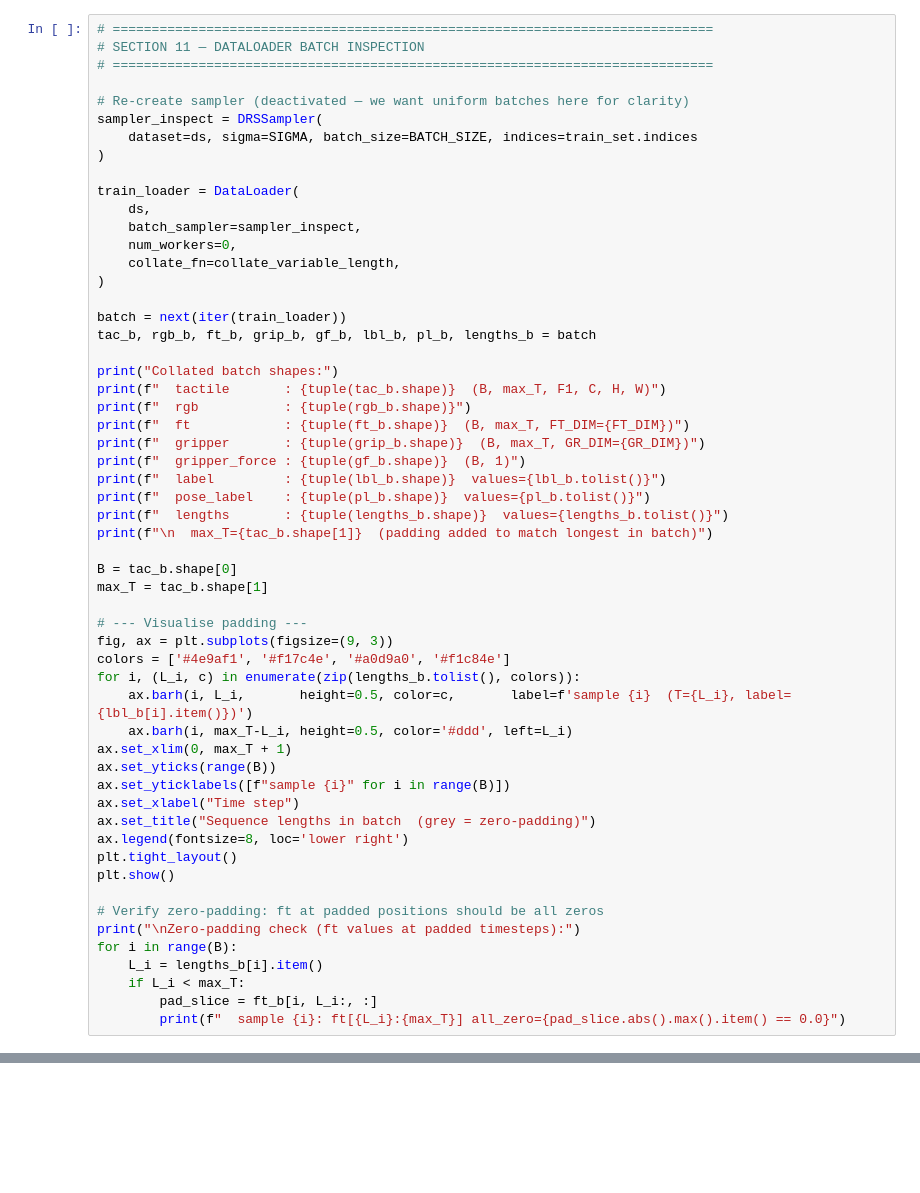
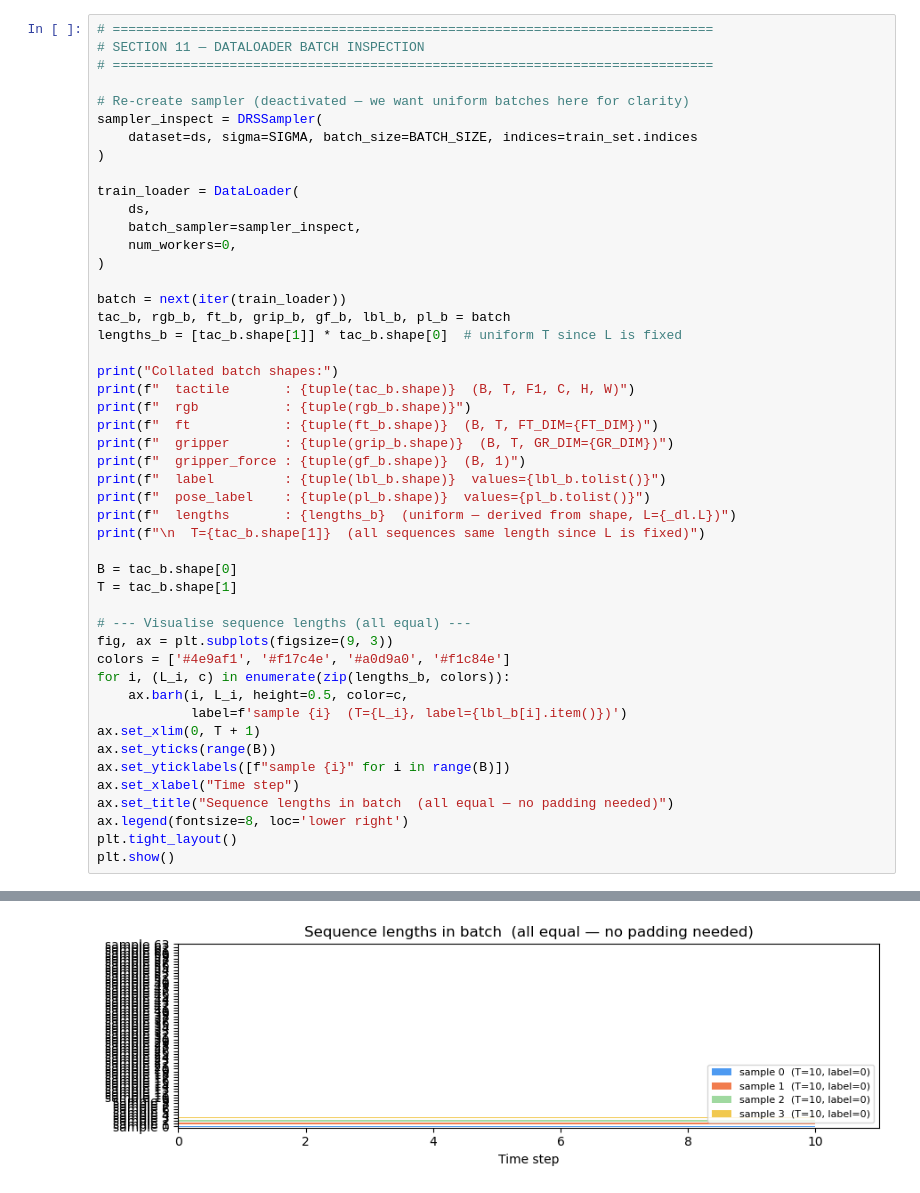
Before and after one commit to ranai-srivastav/TactileEncoderForManipulation, a Jupyter notebook: test.ipynb, the cells around one changed output, grey strips where cells are left out. Drawn from its saved outputs; the diff is of its cells as text; blank space fills up the shorter version.

```diff
--- a/test.ipynb
+++ b/test.ipynb
@@ -613,46 +692,38 @@ train_loader = DataLoader(
     ds,
     batch_sampler=sampler_inspect,
     num_workers=0,
-    collate_fn=collate_variable_length,
 )
 
 batch = next(iter(train_loader))
-tac_b, rgb_b, ft_b, grip_b, gf_b, lbl_b, pl_b, lengths_b = batch
+tac_b, rgb_b, ft_b, grip_b, gf_b, lbl_b, pl_b = batch
+lengths_b = [tac_b.shape[1]] * tac_b.shape[0]  # uniform T since L is fixed
 
 print("Collated batch shapes:")
-print(f"  tactile       : {tuple(tac_b.shape)}  (B, max_T, F1, C, H, W)")
+print(f"  tactile       : {tuple(tac_b.shape)}  (B, T, F1, C, H, W)")
 print(f"  rgb           : {tuple(rgb_b.shape)}")
-print(f"  ft            : {tuple(ft_b.shape)}  (B, max_T, FT_DIM={FT_DIM})")
-print(f"  gripper       : {tuple(grip_b.shape)}  (B, max_T, GR_DIM={GR_DIM})")
+print(f"  ft            : {tuple(ft_b.shape)}  (B, T, FT_DIM={FT_DIM})")
+print(f"  gripper       : {tuple(grip_b.shape)}  (B, T, GR_DIM={GR_DIM})")
 print(f"  gripper_force : {tuple(gf_b.shape)}  (B, 1)")
 print(f"  label         : {tuple(lbl_b.shape)}  values={lbl_b.tolist()}")
 print(f"  pose_label    : {tuple(pl_b.shape)}  values={pl_b.tolist()}")
-print(f"  lengths       : {tuple(lengths_b.shape)}  values={lengths_b.tolist()}")
-print(f"\n  max_T={tac_b.shape[1]}  (padding added to match longest in batch)")
+print(f"  lengths       : {lengths_b}  (uniform — derived from shape, L={_dl.L})")
+print(f"\n  T={tac_b.shape[1]}  (all sequences same length since L is fixed)")
 
 B = tac_b.shape[0]
-max_T = tac_b.shape[1]
+T = tac_b.shape[1]
 
-# --- Visualise padding ---
+# --- Visualise sequence lengths (all equal) ---
 fig, ax = plt.subplots(figsize=(9, 3))
 colors = ['#4e9af1', '#f17c4e', '#a0d9a0', '#f1c84e']
-for i, (L_i, c) in enumerate(zip(lengths_b.tolist(), colors)):
-    ax.barh(i, L_i,       height=0.5, color=c,       label=f'sample {i}  (T={L_i}, label={lbl_b[i].item()})')
-    ax.barh(i, max_T-L_i, height=0.5, color='#ddd', left=L_i)
-ax.set_xlim(0, max_T + 1)
+for i, (L_i, c) in enumerate(zip(lengths_b, colors)):
+    ax.barh(i, L_i, height=0.5, color=c,
+            label=f'sample {i}  (T={L_i}, label={lbl_b[i].item()})')
+ax.set_xlim(0, T + 1)
 ax.set_yticks(range(B))
 ax.set_yticklabels([f"sample {i}" for i in range(B)])
 ax.set_xlabel("Time step")
-ax.set_title("Sequence lengths in batch  (grey = zero-padding)")
+ax.set_title("Sequence lengths in batch  (all equal — no padding needed)")
 ax.legend(fontsize=8, loc='lower right')
 plt.tight_layout()
 plt.show()
-
-# Verify zero-padding: ft at padded positions should be all zeros
-print("\nZero-padding check (ft values at padded timesteps):")
-for i in range(B):
-    L_i = lengths_b[i].item()
-    if L_i < max_T:
-        pad_slice = ft_b[i, L_i:, :]
-        print(f"  sample {i}: ft[{L_i}:{max_T}] all_zero={pad_slice.abs().max().item() == 0.0}")
 # %% [output]
@@ -660,3 +742,4 @@ NameError: name 'train_set' is not defined
+[figure, added]
 # %%
 # =============================================================================
 # SECTION 12 — MODEL ARCHITECTURE & FORWARD PASS
```
Also changed, not shown: parts of 17 cells of this notebook, 5 other files.
